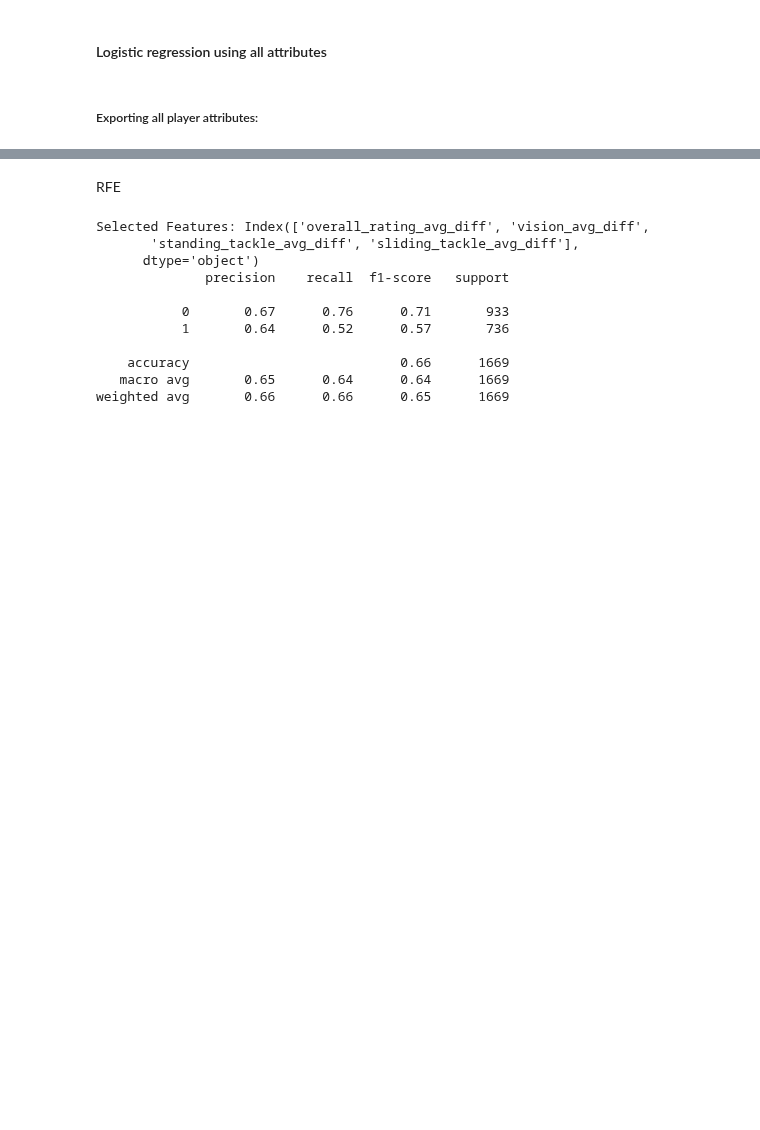
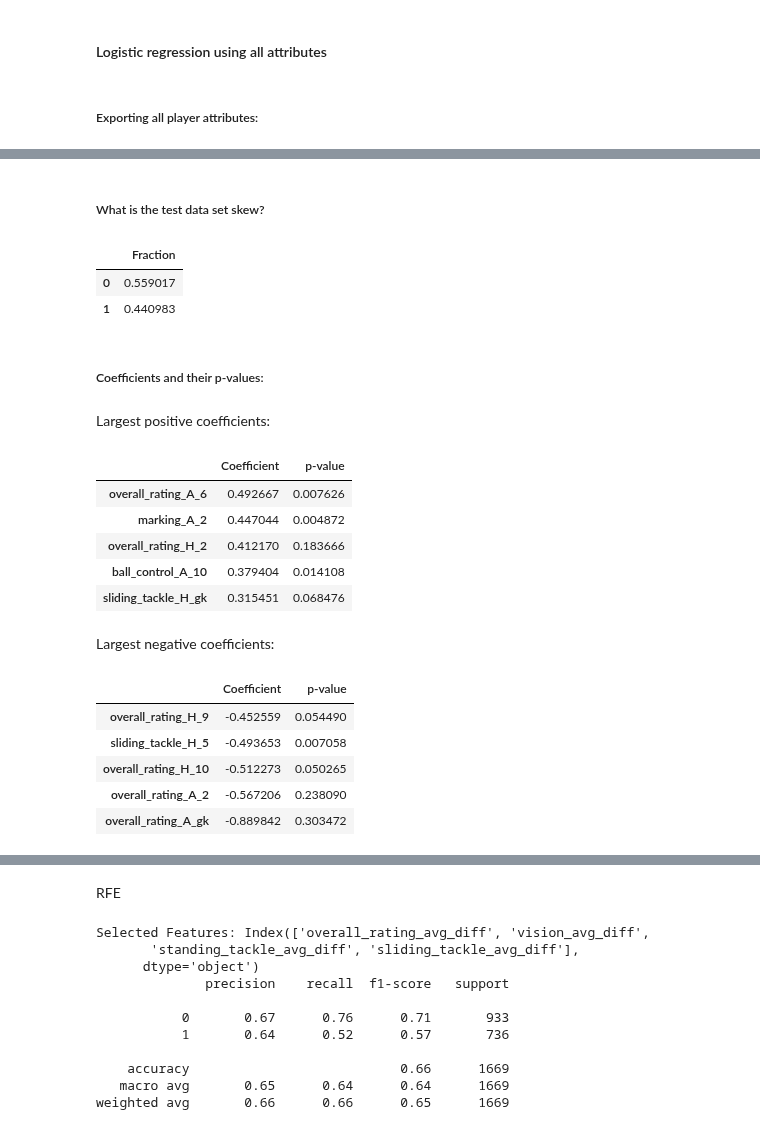
Before and after one commit to gediminas-skvarnavicius/football-db-analysis, a Jupyter notebook: analysis.ipynb, the cells around one changed output, grey strips where cells are left out. Saved outputs shown, nothing was run; the diff lists cells and outputs as text; code cells hidden in the pictures; blank space fills up the shorter version.

```diff
--- a/analysis.ipynb
+++ b/analysis.ipynb
@@ -1160,0 +1160,23 @@ with open('match_win_df_player.pkl', 'rb') as file:
+# %%
+home_win_target_player = match_win_players["home_team_win"]
+home_win_features_player = match_win_players.drop(columns="home_team_win")
+
+# Splitting the data into training and test sets
+X_train, X_test, y_train, y_test = train_test_split(
+    home_win_features_player, home_win_target_player, test_size=0.33, random_state=1
+)
+
+# Scaling the data
+player_feat_scaler = StandardScaler()
+X_train = player_feat_scaler.fit_transform(X_train)
+X_test = player_feat_scaler.fit_transform(X_test)
+
+# Create and fit the logistic regression model
+logit_model_player_all = sm.Logit(y_train, sm.add_constant(X_train))
+result_player_all = logit_model_player_all.fit_regularized(method='l1_cvxopt_cp',alpha=0.2,disp=0)
+
+# Predict using the trained model
+predictions_player_all = result_player_all.predict(sm.add_constant(X_test))
+
+# Print the predicted probabilities
+print(classification_report(y_test, predictions_player_all.round()))
@@ -1160,0 +1192,34 @@ with open('match_win_df_player.pkl', 'rb') as file:
+# %% [markdown]
+##### What is the test data set skew?
+# %%
+y_test.value_counts(normalize=True).to_frame('Fraction')
+# %% [output]
+|  | Fraction |
+| 0 | 0.559017 |
+| 1 | 0.440983 |
+# %% [markdown]
+##### Coefficients and their p-values:
+# %%
+# Displaying the coefficients and their p-values
+params_player_all=result_player_all.params[1:].to_frame(name='Coefficient')
+params_player_all['p-value']=result_player_all.pvalues[1:].values
+params_player_all.index=home_win_features_player.columns
+display(Markdown('Largest positive coefficients:'))
+display(params_player_all.sort_values('Coefficient',ascending=False).head())
+display(Markdown('Largest negative coefficients:'))
+display(params_player_all.sort_values('Coefficient',ascending=False).tail())
+# %% [output]
+Largest positive coefficients:
+|  | Coefficient | p-value |
+| overall_rating_A_6 | 0.492667 | 0.007626 |
+| marking_A_2 | 0.447044 | 0.004872 |
+| overall_rating_H_2 | 0.412170 | 0.183666 |
+| ball_control_A_10 | 0.379404 | 0.014108 |
+| sliding_tackle_H_gk | 0.315451 | 0.068476 |
+Largest negative coefficients:
+|  | Coefficient | p-value |
+| overall_rating_H_9 | -0.452559 | 0.054490 |
+| sliding_tackle_H_5 | -0.493653 | 0.007058 |
+| overall_rating_H_10 | -0.512273 | 0.050265 |
+| overall_rating_A_2 | -0.567206 | 0.238090 |
+| overall_rating_A_gk | -0.889842 | 0.303472 |
```
Also changed, not shown: parts of 24 cells of this notebook.
